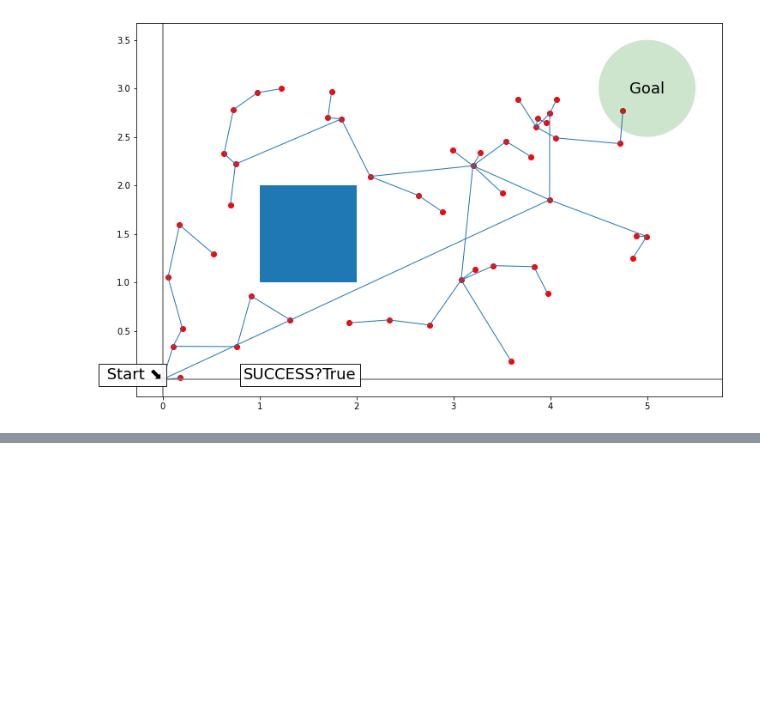
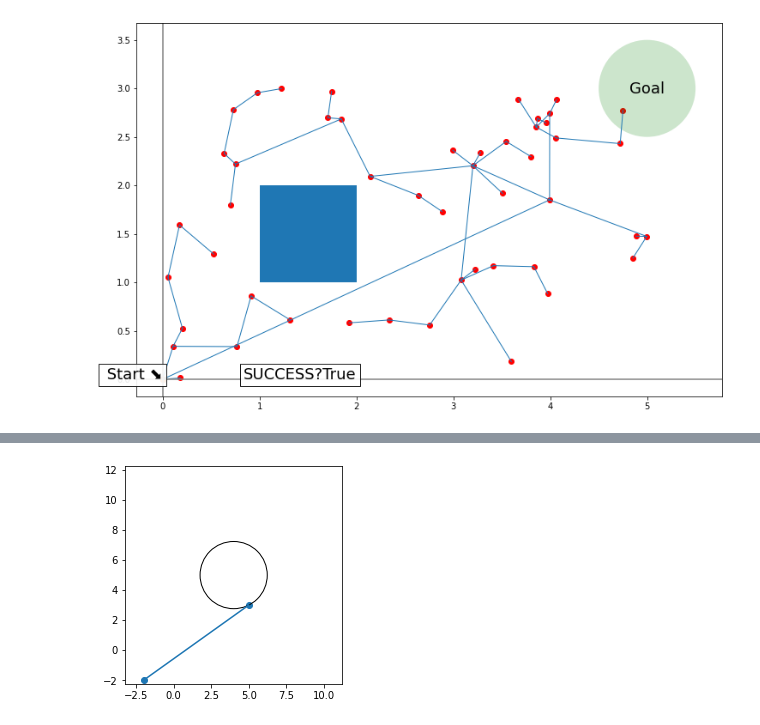
Before and after one commit to nouyang/oceansim, a Jupyter notebook: MotionPlanning.ipynb, the cells around one changed output, grey strips where cells are left out. Saved outputs shown, nothing was run; the diff lists cells and outputs as text; code cells hidden in the pictures; blank space fills up the shorter version.

```diff
--- a/MotionPlanning.ipynb
+++ b/MotionPlanning.ipynb
@@ -512,0 +543,16 @@ class RRTstar:
+# %%
+# https://doc.cgal.org/latest/Kernel_23/classCGAL_1_1Circle__2.html
+# https://doc.cgal.org/latest/Kernel_23/classCGAL_1_1Circle__2.html#a54b545c955b2c19dd0cacd0aaa59a46b
+# It is initialized to the circle with center center, squared radius squared_radius and orientation ori.
+a = sg.Point2(4, 5)
+b = sg.Point2(2, 1)
+c = sg.Point2(3, 6)
+circle = sg.Circle2(a,b,c)
+b = sg.Segment2(sg.Point2(5, 3), sg.Point2(-2, -2))
+sign = sg.Sign(-1)
+circle = sg.Circle2(a,5,sign)
+# %%
+draw(circle)
+draw(b)
+# %% [output]
+[figure, added]
```
Also changed, not shown: parts of 7 cells of this notebook.
